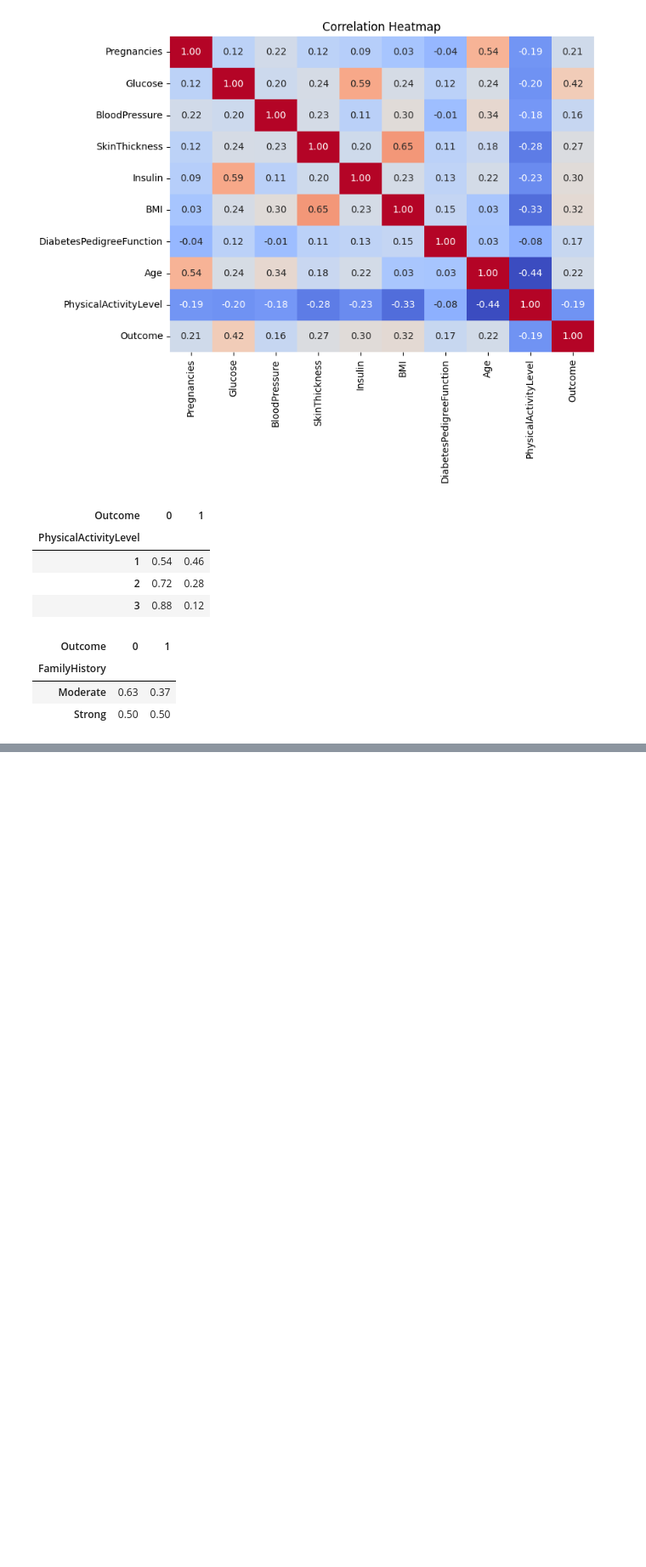
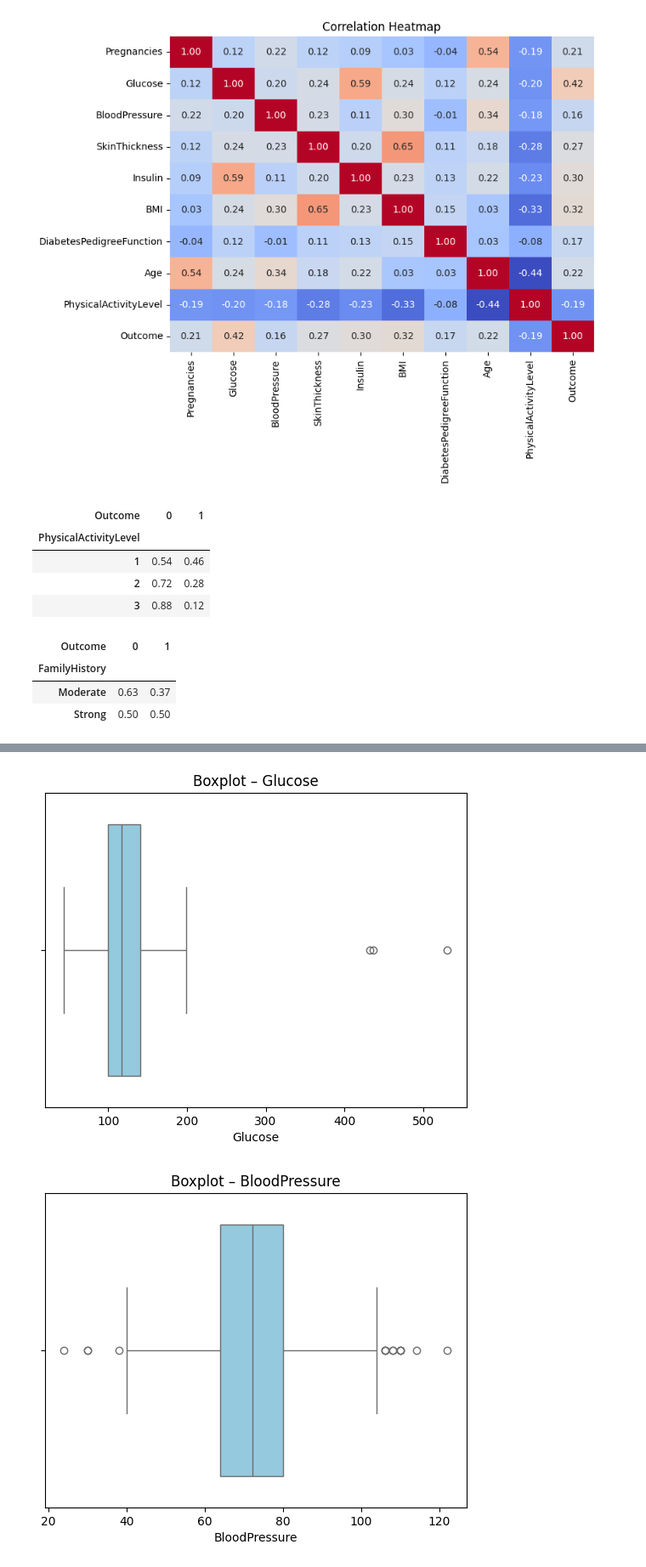
Before and after one commit to naveedakram83/diabetes-ml-2025, a Jupyter notebook: notebooks/diabetes_project.ipynb, the cells around one changed output, grey strips where cells are left out. Shown: that part at 85% size. Saved outputs shown, nothing was run; the diff lists cells and outputs as text; code cells hidden in the pictures; blank space fills up the shorter version.

```diff
--- a/notebooks/diabetes_project.ipynb
+++ b/notebooks/diabetes_project.ipynb
@@ -287,3 +287,15 @@ for col in cat_cols:
 # %%
 # **Observation:**
 # Certain categories in FamilyHistory or PhysicalActivityLevel may have higher diabetes rates, showing potential bias or stronger risk factors.
+# %%
+# 3A | Check and remove duplicates
+# number of duplicate rows
+dup_count = df.duplicated().sum()
+print(f"Duplicate rows: {dup_count}")
+
+# remove duplicates if any
+if dup_count > 0:
+    df = df.drop_duplicates().reset_index(drop=True)
+    print("Duplicates removed. New shape:", df.shape)
+else:
+    print("No duplicate rows found.")
@@ -289,0 +321,11 @@ for col in cat_cols:
+# %%
+# numeric imputation: mean for continuous vars
+num_cols = ['Glucose','BloodPressure','SkinThickness','Insulin','BMI']
+for col in num_cols:
+    df[col] = df[col].fillna(df[col].mean())
+
+# categorical imputation: mode for FamilyHistory
+df['FamilyHistory'] = df['FamilyHistory'].fillna(df['FamilyHistory'].mode()[0])
+
+# verify
+df.isna().sum()
@@ -289,0 +345,9 @@ for col in cat_cols:
+# %%
+for col in num_cols:
+    plt.figure()
+    sns.boxplot(x=df[col], color="skyblue")
+    plt.title(f"Boxplot – {col}")
+    plt.show()
+# %% [output]
+[figure, added]
+[figure, added]
```
Also changed, not shown: parts of 30 cells of this notebook.
